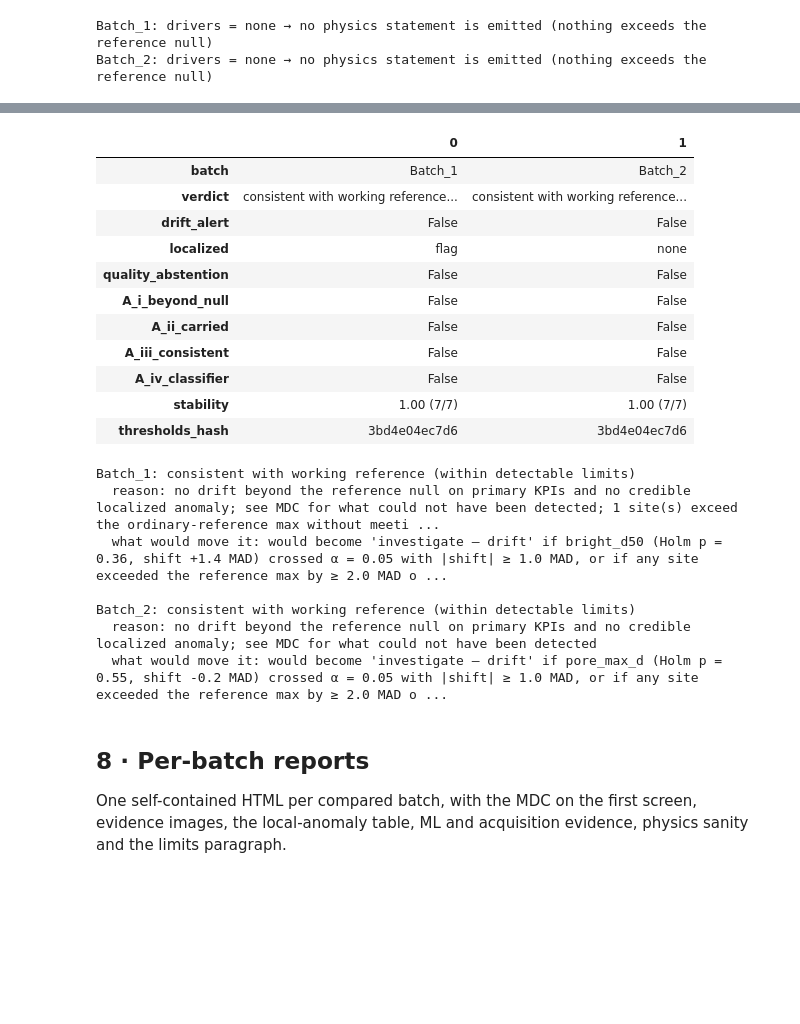
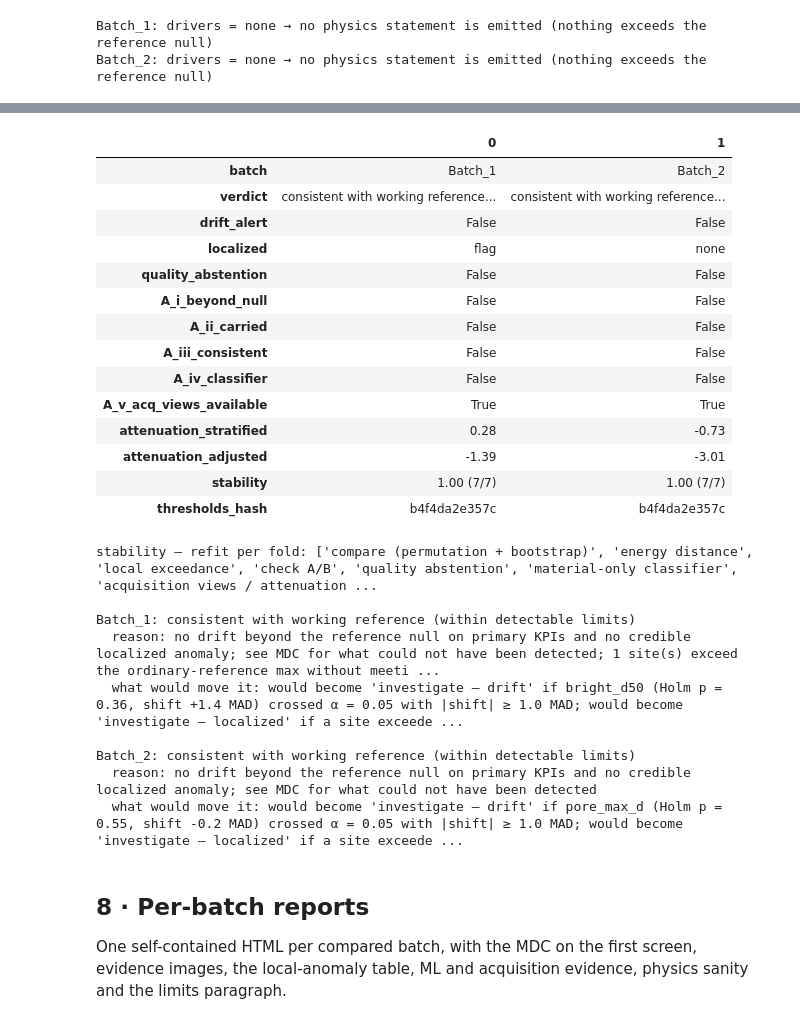
Before and after one commit to santosh-imperial/Backscatter, a Jupyter notebook: notebooks/02_batch_qc.ipynb, the cells around one changed output, grey strips where cells are left out. Saved outputs shown, nothing was run; the diff lists cells and outputs as text; code cells hidden in the pictures; blank space fills up the shorter version.

```diff
--- a/notebooks/02_batch_qc.ipynb
+++ b/notebooks/02_batch_qc.ipynb
@@ -121,10 +127,13 @@ for k in prim:
         m = ST.mdc(x, n_in, alpha=CONFIG["alpha"], power=CONFIG["power"], test=dict(statistic=CONFIG["statistic"], n_mc=999), seed=CONFIG["seed"])
         rows.append(dict(kpi=k, batch=b, n_incoming=n_in, ref_median_all=np.median(x), ref_mad_all=ST.mad(x),
                          ref_median_ordinary=np.median(ref_ord[k]), ref_mad_ordinary=ST.mad(ref_ord[k]),
-                         mdc_mad=m["mdc_mad"], mdc_abs=m.get("mdc_abs", m["mdc_mad"] * ST.mad(x)), design=m.get("design", "")))
+                         mdc_mad=m["mdc_mad"], mdc_abs=m.get("mdc_abs", m["mdc_mad"] * ST.mad(x)), feasible=m.get("feasible", True), design=m.get("design", "")))
 MDC = pd.DataFrame(rows)
 display(MDC.round(4))
+if not MDC.feasible.all():
+    print("MDC not available for:", MDC[~MDC.feasible][["kpi", "batch", "n_incoming", "design"]].to_string(index=False))
 print("Reading: an absolute MDC larger than the reference median (e.g. crack_frac) means only a batch that more than doubles that KPI could register as batch-wide drift; the localized path (§3) exists for exactly this case.")
+print("Design limit: the split-reference simulation needs ≥ 3 reference sites left after drawing n_incoming, so for an incoming batch with n ≥ n_ref − 2 usable sites the MDC is reported as 'not available' (the comparison itself still runs; E21).")
 # %% [output]
 |  | kpi | batch | n_incoming | ref_median_all | ref_mad_all | ref_median_ordinary | ref_mad_ordinary | ... |
 | 0 | crack_frac | Batch_1 | 7 | 0.0201 | 0.0139 | 0.0201 | 0.0046 | ... |
@@ -236,10 +246,10 @@ for ax, (b, res) in zip(np.atleast_1d(axes), RESULTS.items()):
     d = res["drift"]
     ref_d = d[d.group == "reference"]; bat_d = d[d.group == "batch"]
     is_grey = ref_d.site.isin(GREY_PORE_SITES); is_cr = ref_d.site.isin(CRACKED_SITES)
-    ax.scatter(np.zeros(len(ref_d)) + np.random.default_rng(0).uniform(-.1, .1, len(ref_d)), ref_d.distance, s=26, color=BATCH_COLORS[CONFIG["reference"]], alpha=.7, label="reference (LOO)")
+    ax.scatter(np.zeros(len(ref_d)) + np.random.default_rng(0).uniform(-.1, .1, len(ref_d)), ref_d.distance, s=26, color=BATCH_COLORS.get(CONFIG["reference"], UNSEEN_COLOR), alpha=.7, label="reference (LOO)")
     ax.scatter(np.zeros(is_grey.sum()) + .18, ref_d[is_grey].distance, s=70, facecolors="none", edgecolors=BATCH_COLORS["Batch_3 (grey-pore group)"], label="grey-pore")
     ax.scatter(np.zeros(is_cr.sum()) - .18, ref_d[is_cr].distance, s=70, facecolors="none", edgecolors="#e34948", label="cracked")
-    ax.scatter(np.ones(len(bat_d)) + np.random.default_rng(1).uniform(-.1, .1, len(bat_d)), bat_d.distance, s=30, color=BATCH_COLORS[b], label=b)
+    ax.scatter(np.ones(len(bat_d)) + np.random.default_rng(1).uniform(-.1, .1, len(bat_d)), bat_d.distance, s=30, color=BATCH_COLORS.get(b, UNSEEN_COLOR), label=b)
     for _, r in bat_d.iterrows(): ax.annotate(r.site, (1, r.distance), fontsize=7, xytext=(6, 0), textcoords="offset points")
     ax.axhline(np.percentile(ref_d.distance, 95), color="#888", ls="--", lw=.8); ax.set_xticks([0, 1]); ax.set_xticklabels([CONFIG["reference"], b]); ax.set_title(f"{b}: per-site drift (dashed = reference 95th pct)")
 np.atleast_1d(axes)[0].set_ylabel("robust distance (primary KPIs)"); np.atleast_1d(axes)[0].legend(fontsize=8); plt.tight_layout(); plt.show()
@@ -297,7 +307,7 @@ Two members. A grouped-cross-validated L1 logistic regression on **material KPIs
 # %%
 rows = []
 for b, res in RESULTS.items():
-    for lab, d in [("material only (drives A iv)", res["c2st_material"]), ("flag-inclusive (acquisition evidence)", res["c2st_flag_inclusive"])]:
+    for lab, d in [("material only, in-pipeline (drives A iv)", res["c2st_material"]), ("material only, cached pre-run (comparison)", res["c2st_extra"].get("material_cached")), ("flag-inclusive (acquisition evidence)", res["c2st_flag_inclusive"])]:
         if d: rows.append(dict(batch=b, run=lab, auc=d["auc"], null_lo=(d.get("null_band") or [np.nan, np.nan])[0], null_hi=(d.get("null_band") or [np.nan, np.nan])[1], p=d["p"], n_perm=d.get("n_perm"), selected=", ".join(d["coef"][d["coef"].selected].feature.tolist()) if "selected" in d["coef"] else ""))
 display(pd.DataFrame(rows).round(3))
 for b, res in RESULTS.items():
@@ -354,18 +366,20 @@ Three views of each comparison: unadjusted; stratified to ordinary acquisition g
 # %%
-ACQ = {}
-flags_all = AC.derive_flags(pd.concat([REF] + [sites_of(b) for b in CONFIG["compare"]]), pd.concat([BATCHES[x]["images"] for x in [CONFIG["reference"]] + CONFIG["compare"]]))
+ACQ = {b: RESULTS[b]["acquisition"] for b in CONFIG["compare"]}
+flags_all = pd.concat([RESULTS[b]["flags_ref"] for b in CONFIG["compare"]][:1] + [RESULTS[b]["flags_batch"] for b in CONFIG["compare"]], ignore_index=True)
 for b in CONFIG["compare"]:
-    t0 = time.time()
-    tv = AC.three_views(REF, sites_of(b), CONFIG["primary_kpis"], flags_all, statistic=CONFIG["statistic"], seed=CONFIG["seed"], flags={"grey_pore": flags_all.site[flags_all.grey_pore].tolist()})
-    ACQ[b] = tv
+    tv = ACQ[b]
+    if not (isinstance(tv, dict) and "unadjusted" in tv):
+        print(f"\n### {b}: acquisition views not available ({tv}); drift reject withheld"); continue
     rows = []
     for view in ["unadjusted", "stratified", "adjusted"]:
         e = (tv[view].get("energy") if view != "adjusted" else tv[view].get("energy_adjusted")) if tv.get(view) else None
         rows.append(dict(view=view, energy=None if not e else round(e["statistic"], 3), p=None if not e else round(e["p"], 3), n_ref=tv[view].get("n_ref_kept", tv[view].get("n_ref")), n_batch=tv[view].get("n_batch_kept", tv[view].get("n_batch")), note=tv[view].get("reason", "")))
-    print(f"\n### {b}: three views ({time.time()-t0:.0f} s) — attenuation {tv['attenuation']}")
+    att = RESULTS[b]["verdict"]["attenuation"]
+    print(f"\n### {b}: three views (from build_result) — attenuation stratified {att['stratified']:+.2f}, adjusted {att['adjusted']:+.2f}, available = {att['available']}")
     display(pd.DataFrame(rows))
 agree = AC.three_channel_agreement(pd.concat([REF] + [sites_of(b) for b in CONFIG["compare"]]), pd.concat([BATCHES[x]["images"] for x in [CONFIG["reference"]] + CONFIG["compare"]]))
 print("three-channel agreement — sites with a pattern other than 'none':")
 display(agree[agree.pattern != "none"][[c for c in ["batch", "site", "pattern", "intensity_disagreement", "texture_disagreement"] if c in agree]].round(2))
-RESULTS = {b: {**RESULTS[b], "acquisition": ACQ[b]} for b in RESULTS}
+print("\nData-derived flags written into the site tables before any statistic ran (grey pore = raised BSE black level; low contrast from features):")
+display(flags_all[["batch", "site", "acquisition_group", "grey_pore", "grey_pore_source", "bright_low_contrast", "raised_black_level", "bse_p1"]].sort_values(["batch", "acquisition_group"]).reset_index(drop=True))
 # %% [output]
@@ -433,34 +465,41 @@ Two checks, one verdict, three outcome columns. **Check A** (batch-wide drift on
 # %%
 rows = []
 for b, res in RESULTS.items():
     v = res["verdict"]; a = res["check_a"]; st_ = res["stability"]
     rows.append(dict(batch=b, verdict=v["verdict"], drift_alert=v["outcome_columns"]["drift_alert"], localized=v["outcome_columns"]["localized"], quality_abstention=v["outcome_columns"]["quality_abstention"],
                      A_i_beyond_null=a["i_beyond_null"], A_ii_carried=a["ii_carried_by_primary"], A_iii_consistent=a["iii_consistent"], A_iv_classifier=a["iv_classifier_corroborates"],
+                     A_v_acq_views_available=v["attenuation"]["available"], attenuation_stratified=round(v["attenuation"]["stratified"], 2), attenuation_adjusted=round(v["attenuation"]["adjusted"], 2),
                      stability=f"{st_['share']:.2f} ({int(round(st_['share']*st_['n_runs']))}/{st_['n_runs']})", thresholds_hash=v["thresholds_hash"]))
 display(pd.DataFrame(rows).T)
+print("stability — refit per fold:", RESULTS[CONFIG["compare"][0]]["stability"]["refit_per_fold"], "| held fixed:", RESULTS[CONFIG["compare"][0]]["stability"]["held_fixed"] or "nothing")
 for b, res in RESULTS.items():
     print(f"\n{b}: {res['verdict']['verdict']}\n  reason: {res['verdict']['reason']}\n  what would move it: {res['verdict']['what_would_move_it']}")
     if res["abstention"]["reasons"]: print("  abstention reasons:", res["abstention"]["reasons"])
 # %% [output]
 |  | 0 | 1 |
 | batch | Batch_1 | Batch_2 |
 | verdict | consistent with working reference... | consistent with working reference... |
 | drift_alert | False | False |
 | localized | flag | none |
 | quality_abstention | False | False |
 | A_i_beyond_null | False | False |
 | A_ii_carried | False | False |
 | A_iii_consistent | False | False |
 | A_iv_classifier | False | False |
+| A_v_acq_views_available | True | True |
+| attenuation_stratified | 0.28 | -0.73 |
+| attenuation_adjusted | -1.39 | -3.01 |
 | stability | 1.00 (7/7) | 1.00 (7/7) |
-| thresholds_hash | 3bd4e04ec7d6 | 3bd4e04ec7d6 |
+| thresholds_hash | b4f4da2e357c | b4f4da2e357c |
+stability — refit per fold: ['compare (permutation + bootstrap)', 'energy distance', 'local exceedance', 'check A/B', 'quality abstention', 'material-only classifier', 'acquisition views / attenuation ...
+
 Batch_1: consistent with working reference (within detectable limits)
   reason: no drift beyond the reference null on primary KPIs and no credible localized anomaly; see MDC for what could not have been detected; 1 site(s) exceed the ordinary-reference max without meeti ...
-  what would move it: would become 'investigate — drift' if bright_d50 (Holm p = 0.36, shift +1.4 MAD) crossed α = 0.05 with |shift| ≥ 1.0 MAD, or if any site exceeded the reference max by ≥ 2.0 MAD o ...
+  what would move it: would become 'investigate — drift' if bright_d50 (Holm p = 0.36, shift +1.4 MAD) crossed α = 0.05 with |shift| ≥ 1.0 MAD; would become 'investigate — localized' if a site exceede ...
 
 Batch_2: consistent with working reference (within detectable limits)
   reason: no drift beyond the reference null on primary KPIs and no credible localized anomaly; see MDC for what could not have been detected
-  what would move it: would become 'investigate — drift' if pore_max_d (Holm p = 0.55, shift -0.2 MAD) crossed α = 0.05 with |shift| ≥ 1.0 MAD, or if any site exceeded the reference max by ≥ 2.0 MAD o ...
+  what would move it: would become 'investigate — drift' if pore_max_d (Holm p = 0.55, shift -0.2 MAD) crossed α = 0.05 with |shift| ≥ 1.0 MAD; would become 'investigate — localized' if a site exceede ...
 # %% [markdown]
 ## 8 · Per-batch reports
 
```
Also changed, not shown: parts of 13 cells of this notebook, 22 other files.
